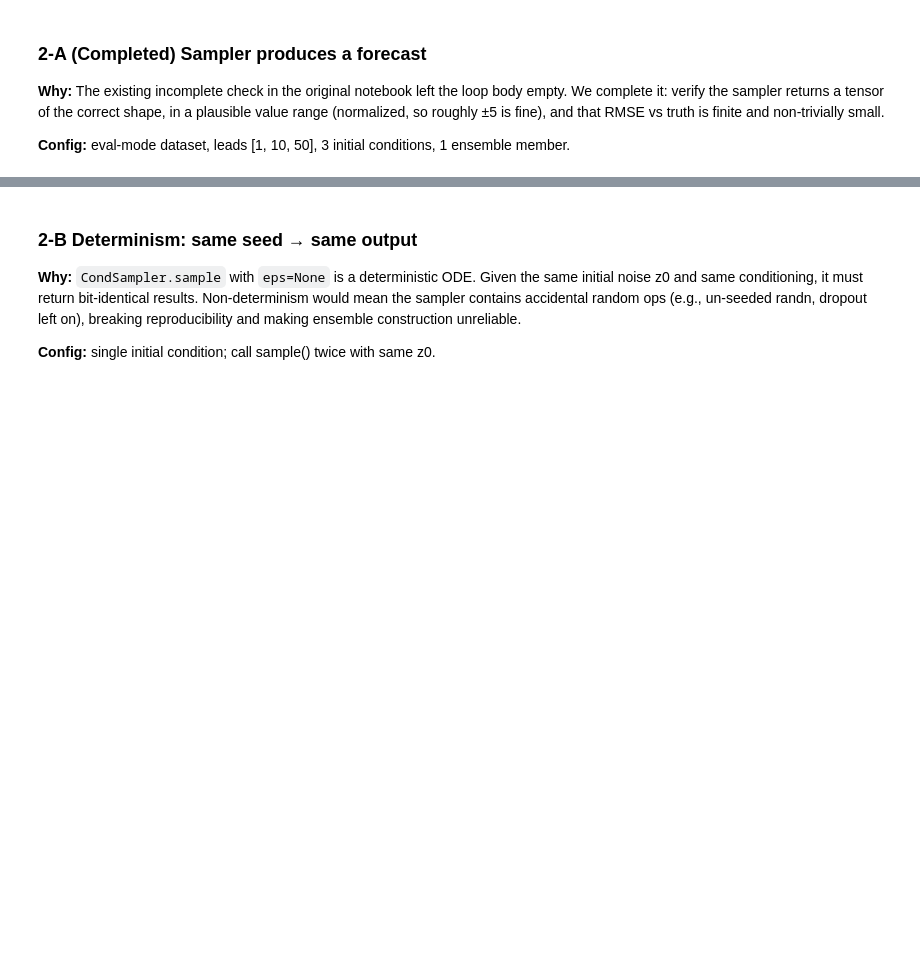
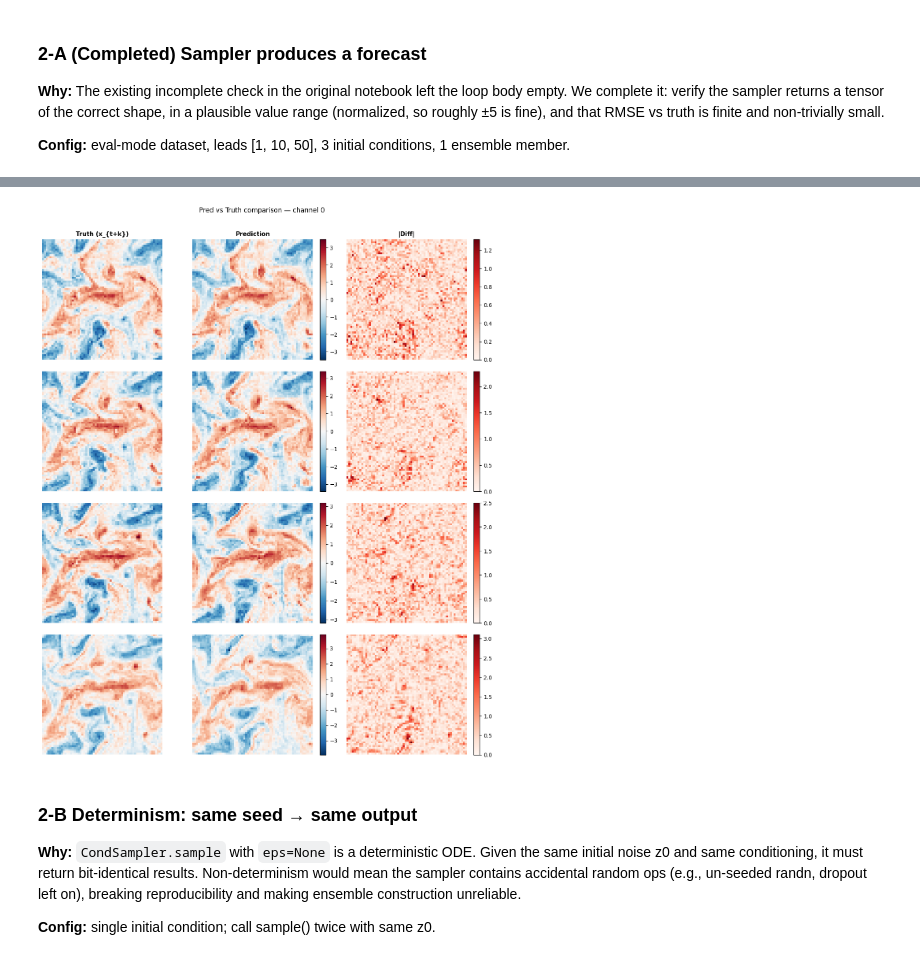
Before and after one commit to path2morepro/Thesis-Work-Extension-from-latent-space-noise, a Jupyter notebook: Condition_model/sanity_check.ipynb, the cells around one changed output, grey strips where cells are left out. Saved outputs shown, nothing was run; the diff lists cells and outputs as text; code cells hidden in the pictures; blank space fills up the shorter version.

```diff
--- a/Condition_model/sanity_check.ipynb
+++ b/Condition_model/sanity_check.ipynb
@@ -316,3 +316,75 @@ plt.show()
+# %%
+# let's try whether can I implement the parallelization and whether this code support it
+# i cannot
+# this code cannot neither.....
+
+# Create dataset in EVAL mode
+dataset = SQGLeadTimeDataset(
+    data_dir=DATA_DIR,
+    split='val',                          # validation split
+    random_lead_time=False,               # ← eval mode (key!)
+    forecasting_leads=[6, 12, 18, 24],   # ← 4 different lead times (frames)
+    n_init=10,                            # 10 different initial conditions
+    seed=42,
+)
+
+# Extract a single sample (one initial condition + 4 future targets)
+x0, targets, time_labels = dataset[0]
+
+
+# Access individual future frames by lead index:
+# frame_at_lead_1  = targets[0]      # (2, 64, 64)
+# frame_at_lead_25 = targets[1]      # (2, 64, 64)
+# frame_at_lead_50 = targets[2]      # (2, 64, 64)
+# frame_at_lead_99 = targets[3]      # (2, 64, 64)
+x0 = torch.stack([x0] * 4)
+z0   = torch.randn_like(x0)
+pred = sampler.sample(z0=z0, x_t=x0, lead_times=time_labels)
+
+pred = pred.cpu().numpy()
+x0 = x0.cpu().numpy()
+targets = targets.cpu().numpy()
+diff = (pred - targets)
+
+# the sampler doesn't support parallelization of course.
+# it actuall can......
+
+# ── Visualization: Truth | Pred | |Diff| ────────────────────────────────────
+n_rows = len(pred)
+fig, axes = plt.subplots(n_rows, 3, figsize=(12, 3.5 * n_rows))
+
+col_titles = ['Truth (x_{t+k})', 'Prediction', '|Diff|']
+for col, title in enumerate(col_titles):
+    axes[0, col].set_title(title, fontsize=11, fontweight='bold')
+
+for row in range(n_rows):
+    truth_ch0 = targets[row, 0]      # channel 0
+    pred_ch0 = pred[row, 0]
+    diff_ch0 = np.abs(diff[row, 0])
+
+    # Shared color scale for truth/pred
+    vmax_field = max(abs(truth_ch0).max(), abs(pred_ch0).max())
+    kw_field = dict(cmap='RdBu_r', vmin=-vmax_field, vmax=vmax_field)
+    kw_diff = dict(cmap='Reds', vmin=0, vmax=diff_ch0.max())
+
+    im1 = axes[row, 0].imshow(truth_ch0, **kw_field)
+    im2 = axes[row, 1].imshow(pred_ch0, **kw_field)
+    im3 = axes[row, 2].imshow(diff_ch0, **kw_diff)
+
+    fig.colorbar(im2, ax=axes[row, 1], fraction=0.046)
+    fig.colorbar(im3, ax=axes[row, 2], fraction=0.046)
+
+    lead_idx = row
+    rmse = np.sqrt(((pred[row] - targets[row]) ** 2).mean())
+    axes[row, 0].set_ylabel(f'lead={lead_idx}\nRMSE={rmse:.3f}', fontsize=10)
+    for col in range(3):
+        axes[row, col].axis('off')
+
+plt.suptitle('Pred vs Truth comparison — channel 0', fontsize=12, y=1.01)
+plt.tight_layout()
+plt.show()
+# %% [output]
+[figure, added]
 # %% [markdown]
 ### 2-B  Determinism: same seed → same output
 
```
Also changed, not shown: parts of 1 cell of this notebook, 10 other files.
